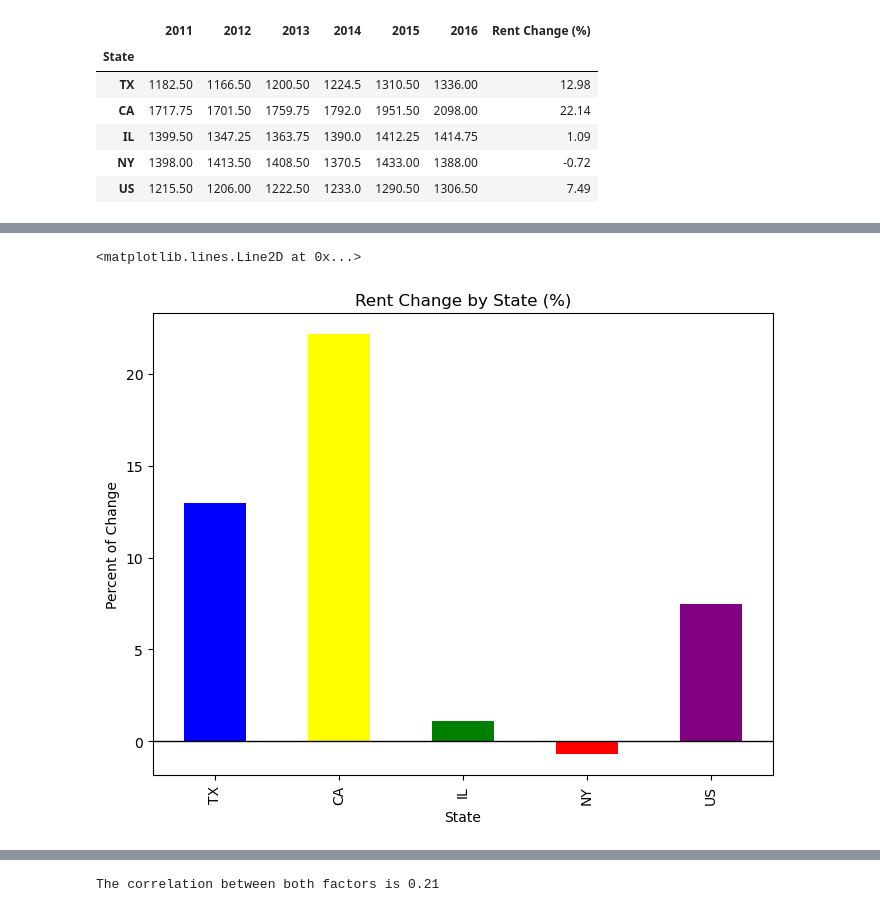
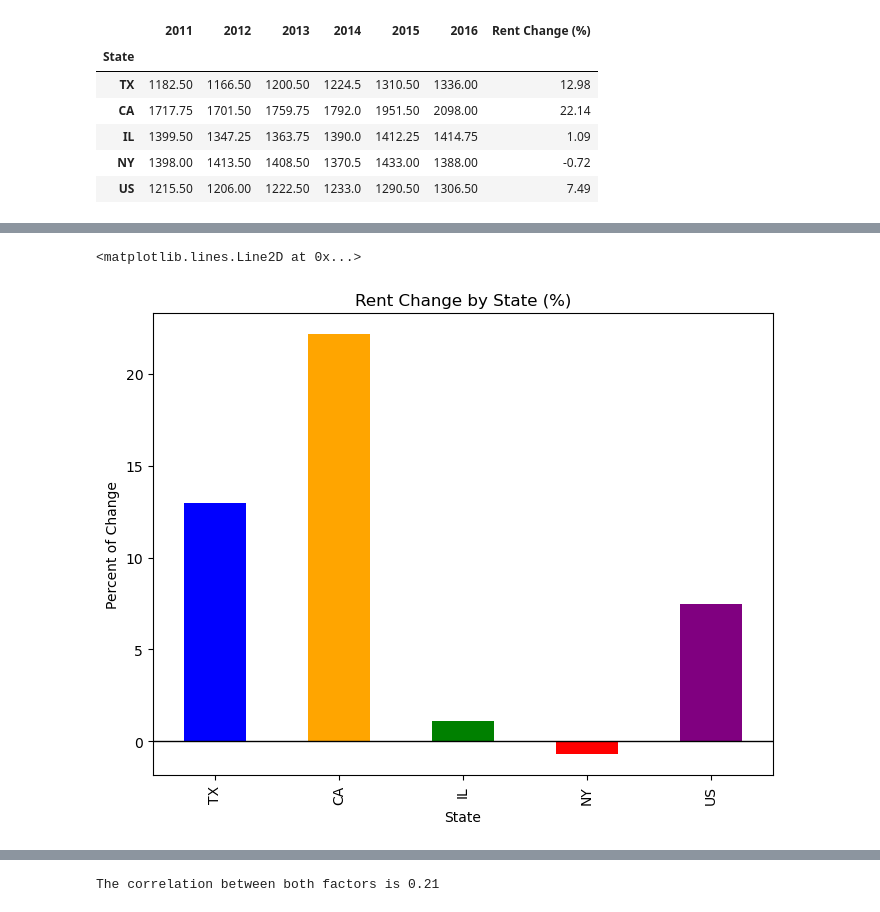
Before and after one commit to NoahShore/Group_7_Challenge_1, a Jupyter notebook: rent_data_analysis.ipynb, the cells around one changed output, grey strips where cells are left out. Saved outputs shown, nothing was run; the diff lists cells and outputs as text; code cells hidden in the pictures.

```diff
--- a/rent_data_analysis.ipynb
+++ b/rent_data_analysis.ipynb
@@ -564,11 +567,13 @@ plt.show()
 # %%
-#Creating a bar graph to show the cahnge in rent (%)
-rent_change_bar = ALL_yearly_rent_df['Rent Change (%)'].plot(kind="bar", color=["blue", "yellow", "green", "red", "purple"], figsize=(8,6),
+#Bar graph showing the change in rent (%)
+rent_change_bar = ALL_yearly_rent_df['Rent Change (%)'].plot(kind="bar", color=["blue", "orange", "green", "red", "purple"], figsize=(8,6),
                                    title="Rent Change by State (%)",
                                    xlabel="State",
                                    ylabel="Percent of Change")
 rent_change_bar.axhline(y=0, color= 'black', linewidth=1,)
+
+#plt.savefig('Visualizations Outputs\Change_Rent_graph.png')
 # %% [output]
 <matplotlib.lines.Line2D at 0x...>
-[figure, old version]
+[figure, new version]
 # %%
```
Also changed, not shown: parts of 21 cells of this notebook, 6 other files.
